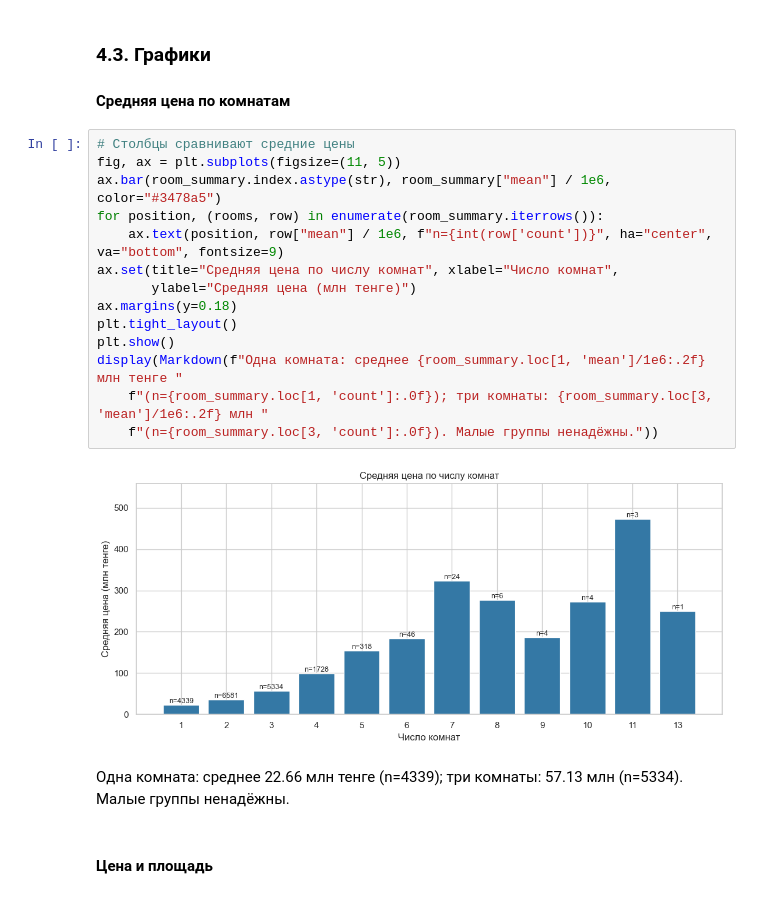
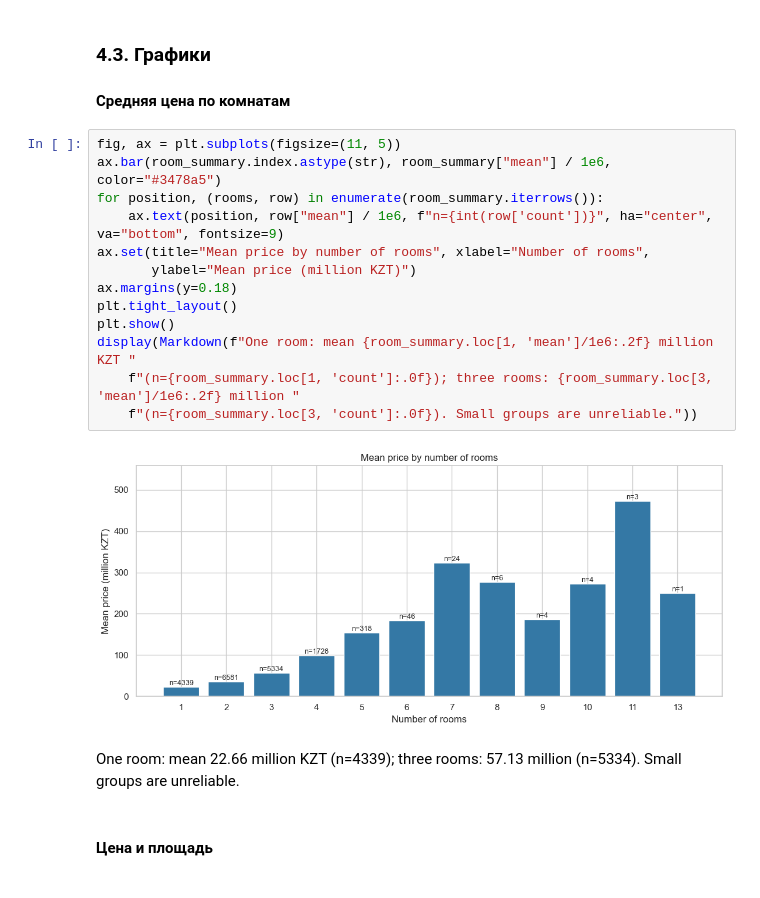
Before and after one commit to zhek1chann/pda, a Jupyter notebook: assignment_2/tasks_3_4_pandas.ipynb, the cells around one changed output. Drawn from its saved outputs; the diff is of its cells as text.

```diff
--- a/assignment_2/tasks_3_4_pandas.ipynb
+++ b/assignment_2/tasks_3_4_pandas.ipynb
@@ -473,22 +465,21 @@ display(Markdown(
 ### 4.3. Графики
 #### Средняя цена по комнатам
 # %%
-# Столбцы сравнивают средние цены
 fig, ax = plt.subplots(figsize=(11, 5))
 ax.bar(room_summary.index.astype(str), room_summary["mean"] / 1e6, color="#3478a5")
 for position, (rooms, row) in enumerate(room_summary.iterrows()):
     ax.text(position, row["mean"] / 1e6, f"n={int(row['count'])}", ha="center", va="bottom", fontsize=9)
-ax.set(title="Средняя цена по числу комнат", xlabel="Число комнат",
-       ylabel="Средняя цена (млн тенге)")
+ax.set(title="Mean price by number of rooms", xlabel="Number of rooms",
+       ylabel="Mean price (million KZT)")
 ax.margins(y=0.18)
 plt.tight_layout()
 plt.show()
-display(Markdown(f"Одна комната: среднее {room_summary.loc[1, 'mean']/1e6:.2f} млн тенге "
-    f"(n={room_summary.loc[1, 'count']:.0f}); три комнаты: {room_summary.loc[3, 'mean']/1e6:.2f} млн "
-    f"(n={room_summary.loc[3, 'count']:.0f}). Малые группы ненадёжны."))
+display(Markdown(f"One room: mean {room_summary.loc[1, 'mean']/1e6:.2f} million KZT "
+    f"(n={room_summary.loc[1, 'count']:.0f}); three rooms: {room_summary.loc[3, 'mean']/1e6:.2f} million "
+    f"(n={room_summary.loc[3, 'count']:.0f}). Small groups are unreliable."))
 # %% [output]
-[figure, old version]
+[figure, new version]
-Одна комната: среднее 22.66 млн тенге (n=4339); три комнаты: 57.13 млн (n=5334). Малые группы ненадёжны.
+One room: mean 22.66 million KZT (n=4339); three rooms: 57.13 million (n=5334). Small groups are unreliable.
 # %% [markdown]
 #### Цена и площадь
 # %%
```
Also changed, not shown: parts of 14 cells of this notebook, 2 other files.
